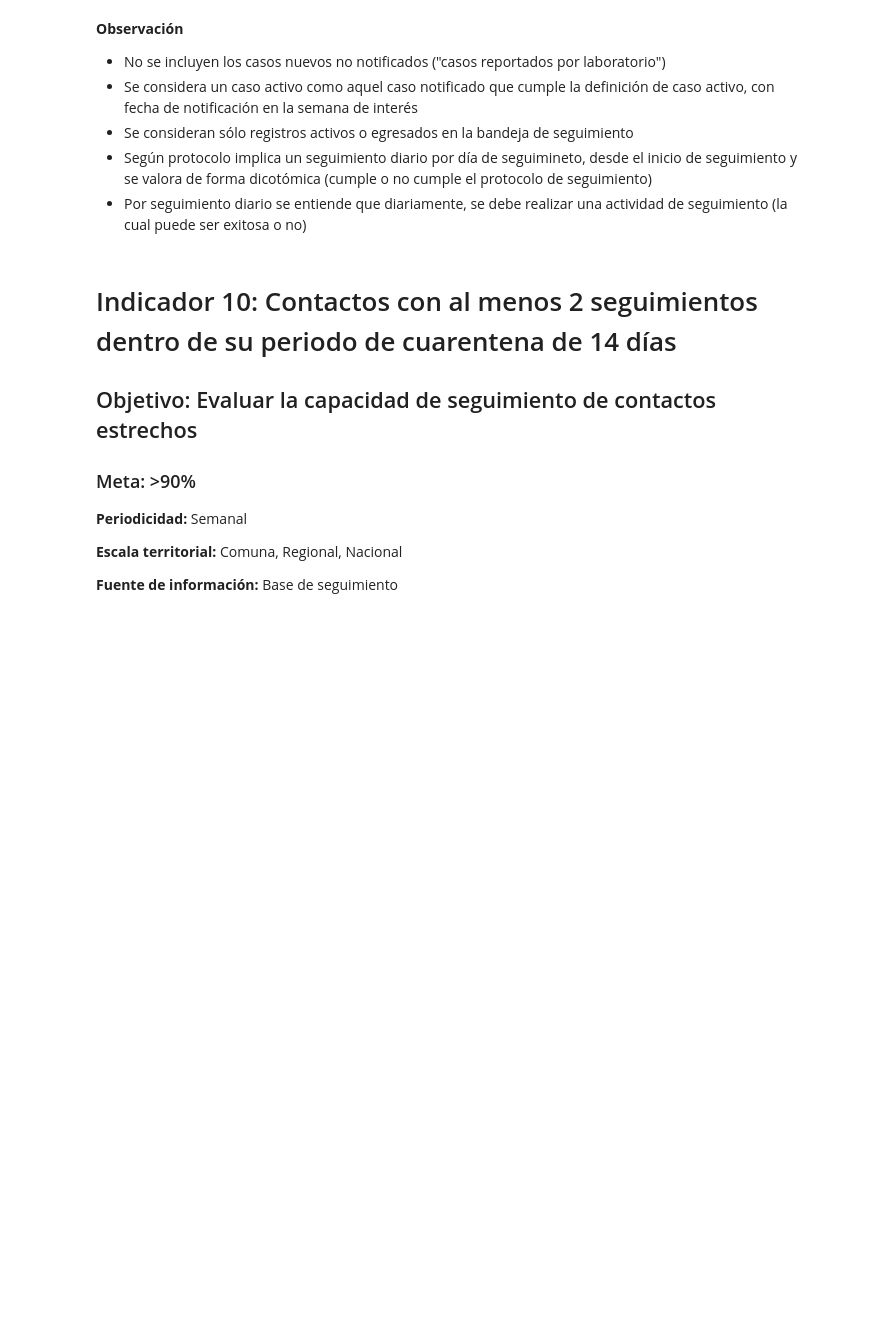
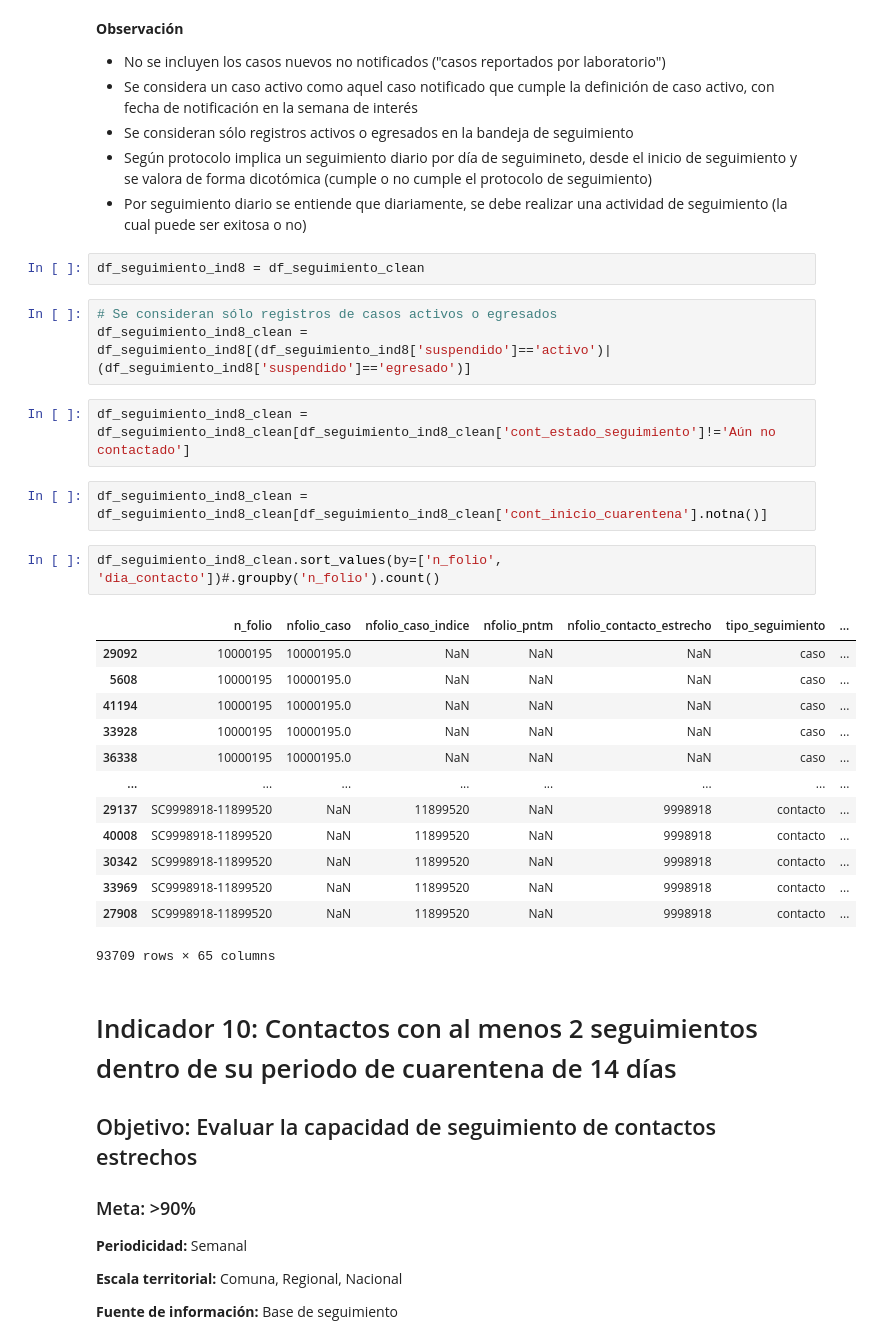
Before and after one commit to millacurafa/SeremiSaludAysenCovid, a Jupyter notebook: indicadores_trazabilidad.ipynb, the cells around one changed output. Drawn from its saved outputs; the diff is of its cells as text; blank space fills up the shorter version.

```diff
--- a/indicadores_trazabilidad.ipynb
+++ b/indicadores_trazabilidad.ipynb
@@ -1591,6 +1591,31 @@ $\frac{No.\:casos\:activos\:investigados\:con\:seguimiento\:según\:protocolo\:p
 - Se consideran sólo registros activos o egresados en la bandeja de seguimiento
 - Según protocolo implica un seguimiento diario por día de seguimineto, desde el inicio de seguimiento y se valora de forma dicotómica (cumple o no cumple el protocolo de seguimiento)
 - Por seguimiento diario se entiende que diariamente, se debe realizar una actividad de seguimiento (la cual puede ser exitosa o no)
+# %%
+df_seguimiento_ind8 = df_seguimiento_clean
+# %%
+# Se consideran sólo registros de casos activos o egresados
+df_seguimiento_ind8_clean = df_seguimiento_ind8[(df_seguimiento_ind8['suspendido']=='activo')|(df_seguimiento_ind8['suspendido']=='egresado')]
+# %%
+df_seguimiento_ind8_clean = df_seguimiento_ind8_clean[df_seguimiento_ind8_clean['cont_estado_seguimiento']!='Aún no contactado']
+# %%
+df_seguimiento_ind8_clean = df_seguimiento_ind8_clean[df_seguimiento_ind8_clean['cont_inicio_cuarentena'].notna()]
+# %%
+df_seguimiento_ind8_clean.sort_values(by=['n_folio', 'dia_contacto'])#.groupby('n_folio').count()
+# %% [output]
+|  | n_folio | nfolio_caso | nfolio_caso_indice | nfolio_pntm | nfolio_contacto_estrecho | tipo_seguimiento | ... |
+| 29092 | 10000195 | 10000195.0 | NaN | NaN | NaN | caso | ... |
+| 5608 | 10000195 | 10000195.0 | NaN | NaN | NaN | caso | ... |
+| 41194 | 10000195 | 10000195.0 | NaN | NaN | NaN | caso | ... |
+| 33928 | 10000195 | 10000195.0 | NaN | NaN | NaN | caso | ... |
+| 36338 | 10000195 | 10000195.0 | NaN | NaN | NaN | caso | ... |
+| ... | ... | ... | ... | ... | ... | ... | ... |
+| 29137 | SC9998918-11899520 | NaN | 11899520 | NaN | 9998918 | contacto | ... |
+| 40008 | SC9998918-11899520 | NaN | 11899520 | NaN | 9998918 | contacto | ... |
+| 30342 | SC9998918-11899520 | NaN | 11899520 | NaN | 9998918 | contacto | ... |
+| 33969 | SC9998918-11899520 | NaN | 11899520 | NaN | 9998918 | contacto | ... |
+| 27908 | SC9998918-11899520 | NaN | 11899520 | NaN | 9998918 | contacto | ... |
+93709 rows × 65 columns
 # %% [markdown]
 # Indicador 10: Contactos con al menos 2 seguimientos dentro de su periodo de cuarentena de 14 días
 
```
Also changed, not shown: parts of 101 cells of this notebook.
